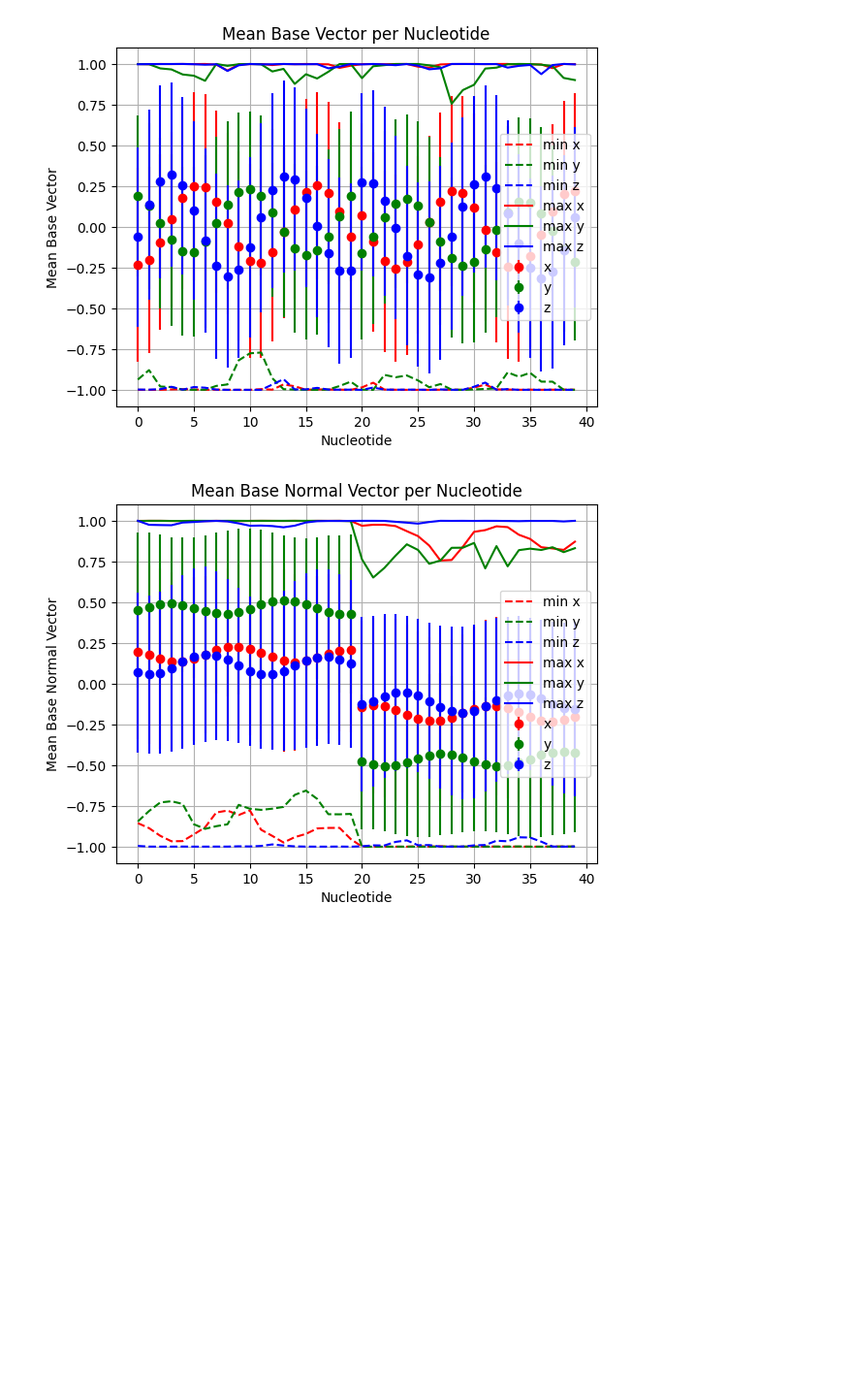
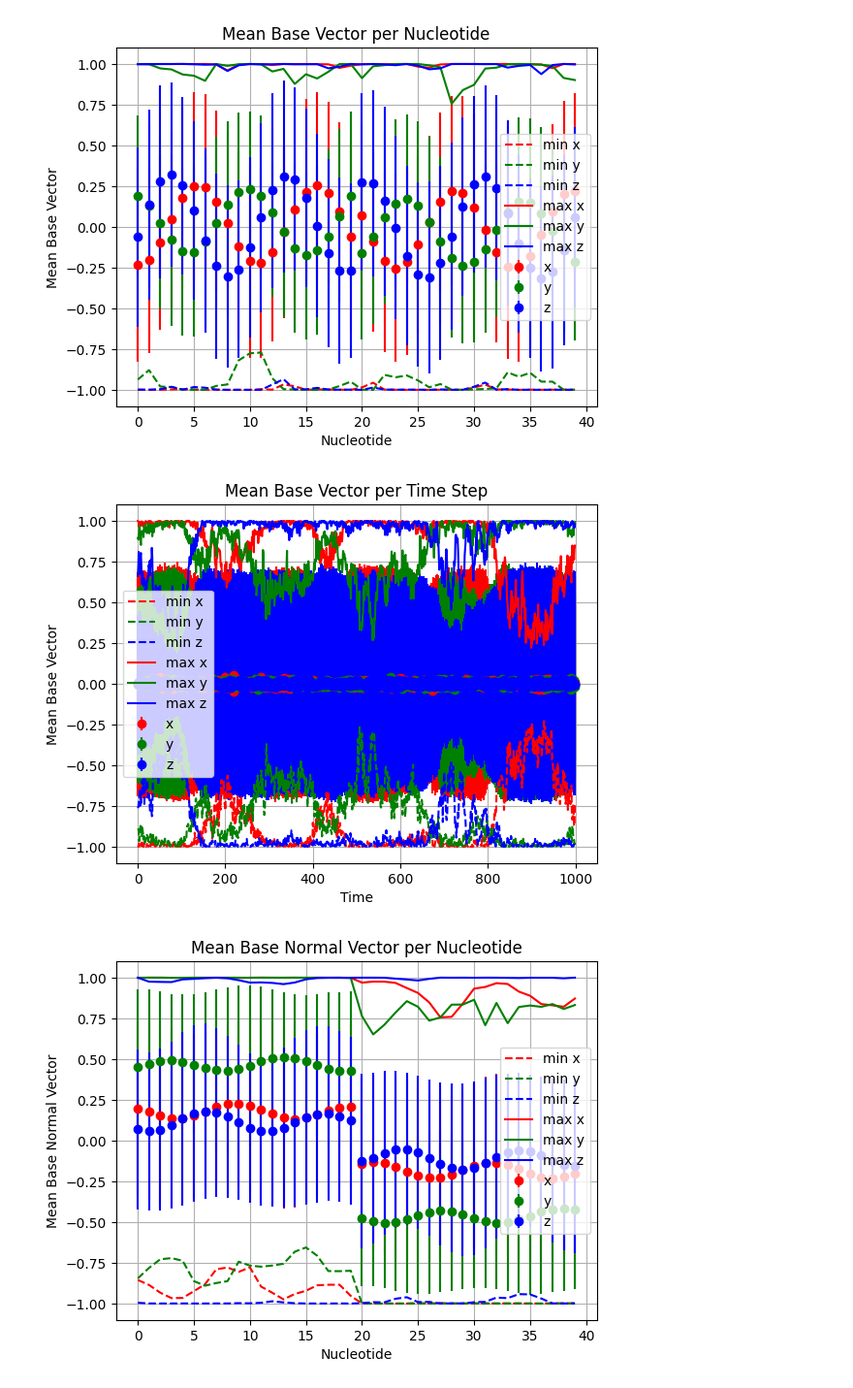
Before and after one commit to sassafras13/gnn-dna-sim, a Jupyter notebook: src/dataset-generation/dsDNA/02_stats.ipynb, the cells around one changed output. Shown at 97% size. Saved outputs shown, nothing was run; the diff lists cells and outputs as text; code cells hidden in the pictures; blank space fills up the shorter version.

```diff
--- a/src/dataset-generation/dsDNA/02_stats.ipynb
+++ b/src/dataset-generation/dsDNA/02_stats.ipynb
@@ -258,6 +331,10 @@ computePlotStatsPer(posAll, "Position")
 computePlotStatsPer(baseAll, "Base Vector")
 # %% [output]
 [figure]
+# %%
+computePlotStatsPer(baseAll, "Base Vector", axis=1)
+# %% [output]
+[figure, added]
 # %%
 computePlotStatsPer(baseNormalAll, "Base Normal Vector")
 # %% [output]
```
Also changed, not shown: parts of 49 cells of this notebook, 1 other file.
